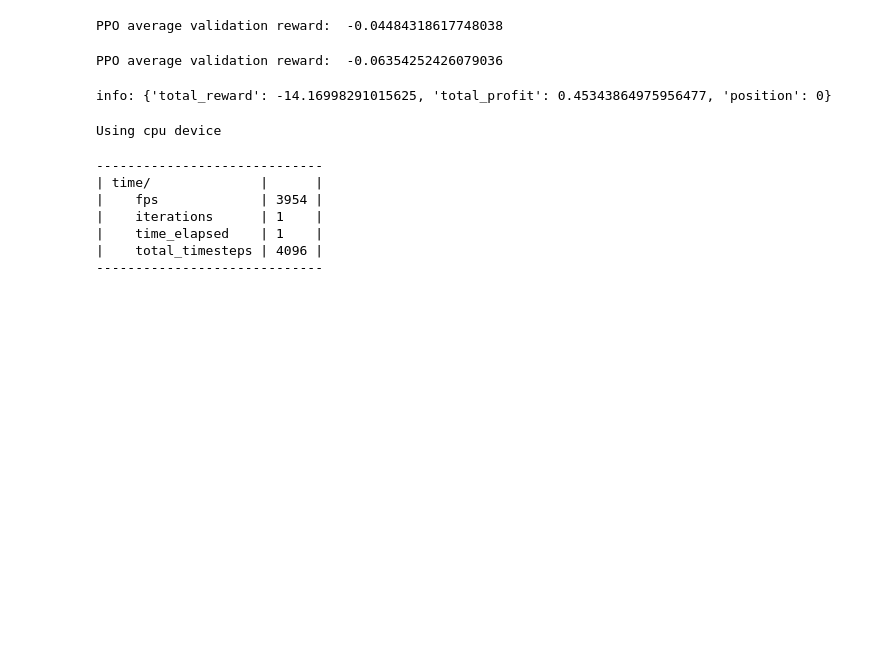
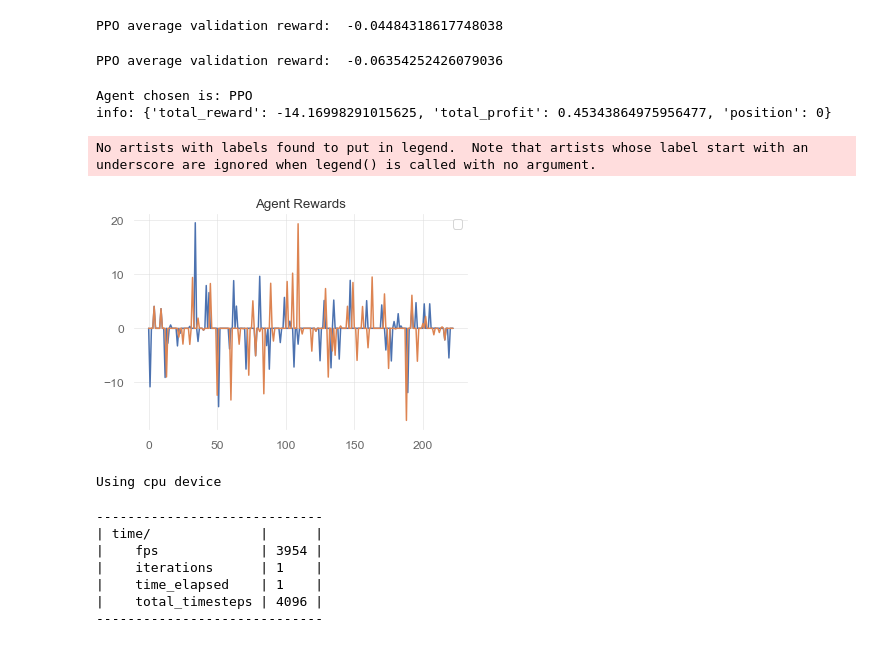
Before and after one commit to bxdong7/FinTrade, a Jupyter notebook: PPOA2C_Model.ipynb, the cells around one changed output. Saved outputs shown, nothing was run; the diff lists cells and outputs as text; code cells hidden in the pictures; blank space fills up the shorter version.

```diff
--- a/PPOA2C_Model.ipynb
+++ b/PPOA2C_Model.ipynb
@@ -134,14 +134,30 @@ PPO average validation reward:  -0.06354252426079036
 # %%
 if np.mean(ppo_rewards) > np.mean(a2c_rewards):
   agent = ppo_agent
+  action, _ = agent.predict(obs)
+  print('Agent chosen is: PPO')
 else:
   agent = a2c_agent
+  action, _ = agent.predict(obs)
+  print('Agent chosen is: A2C')
 
 
-action, _ = agent.predict(obs)
+
+
 print("info:", info)
 # %% [output]
+Agent chosen is: PPO
 info: {'total_reward': -14.16998291015625, 'total_profit': 0.45343864975956477, 'position': 0}
+# %%
+plt.plot(ppo_rewards)
+plt.plot(a2c_rewards)
+
+plt.legend()
+plt.title('Agent Rewards')
+plt.show()
+# %% [output]
+No artists with labels found to put in legend.  Note that artists whose label start with an underscore are ignored when legend() is called with no argument.
+[figure, added]
 # %%
 model1 = PPO('MlpPolicy', env, verbose=1)
 #model2 = A2C('MlpPolicy', env, verbose=1)
```
